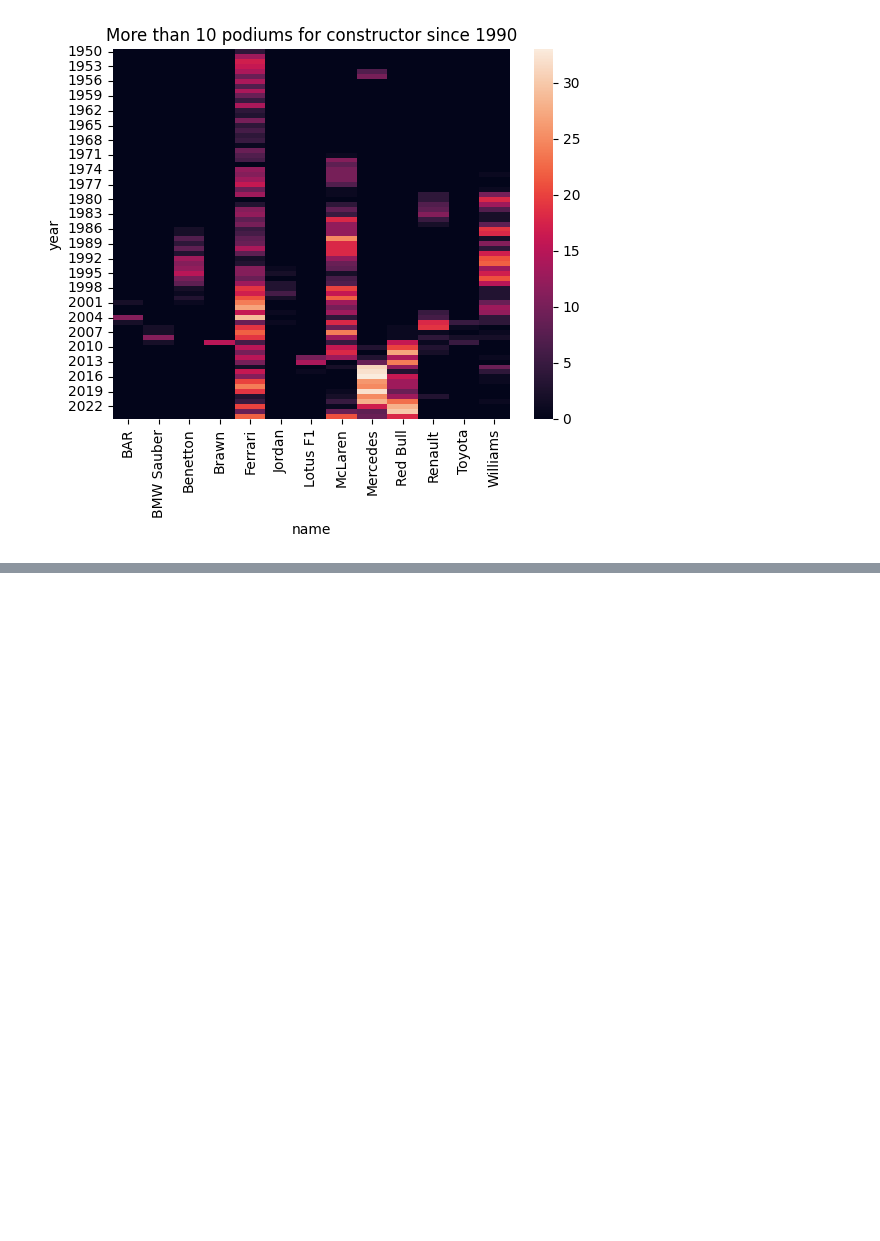
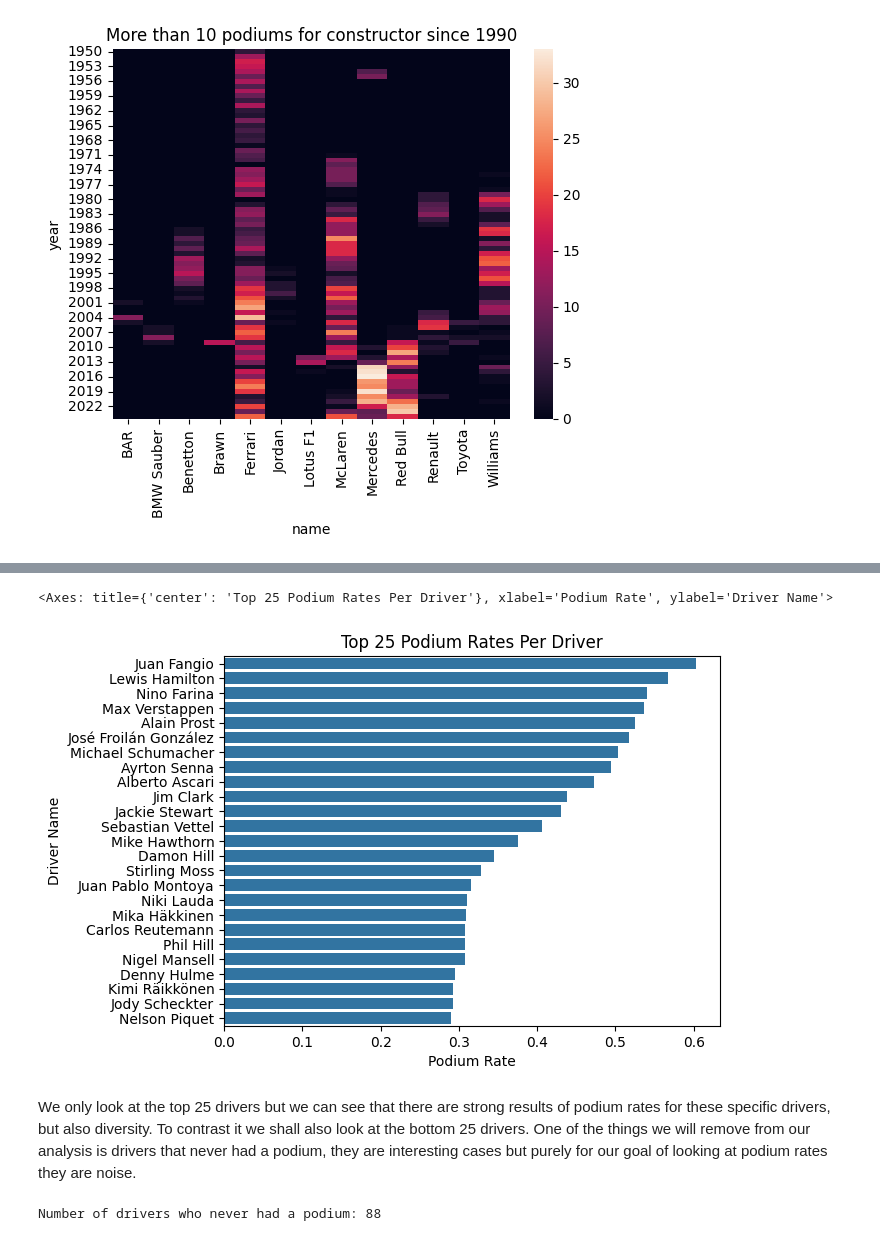
Before and after one commit to DaveAhearne/F1Prediction, a Jupyter notebook: notebooks/EDA.ipynb, the cells around one changed output, grey strips where cells are left out. Saved outputs shown, nothing was run; the diff lists cells and outputs as text; code cells hidden in the pictures; blank space fills up the shorter version.

```diff
--- a/notebooks/EDA.ipynb
+++ b/notebooks/EDA.ipynb
@@ -490,0 +545,9 @@ Overall this means that there is something about the constructor that could have
+# %%
+driver_position_df = res_df[["raceId","driverId", "position"]]
+driver_position_df["podium"] = np.where(driver_position_df["position"] <= 3, 1, 0)
+driver_position_df = pd.DataFrame(driver_position_df.groupby("driverId").agg({"podium": ["sum", "mean"], "raceId": "count"})).reset_index()
+driver_position_df.columns = ["driverId", "podium_count", "podium_rate", "race_count"]
+
+driver_position_df = driver_position_df.sort_values("podium_rate", ascending=False)
+
+driver_position_df
@@ -490,0 +577,11 @@ Overall this means that there is something about the constructor that could have
+# %%
+driver_position_df = pd.merge(
+    left=driver_position_df,
+    right=drivers_df[["forename", "surname", "driverId"]],
+    on="driverId"
+)
+
+driver_position_df["name"] = driver_position_df["forename"] + " " + driver_position_df["surname"]
+driver_position_df = driver_position_df.drop(columns=["forename", "surname"])
+
+driver_position_df.head()
@@ -490,0 +595,4 @@ Overall this means that there is something about the constructor that could have
+# %%
+min_24_races_driver_position_df = driver_position_df[driver_position_df["race_count"] > 24]
+min_24_races_driver_position_df = min_24_races_driver_position_df.sort_values("podium_rate", ascending=False)
+min_24_races_driver_position_df
@@ -490,0 +613,15 @@ Overall this means that there is something about the constructor that could have
+# %%
+plt.title("Top 25 Podium Rates Per Driver")
+plt.xlabel("Podium Rate")
+plt.ylabel("Driver Name")
+
+sns.barplot(min_24_races_driver_position_df[:25], x="podium_rate", y="name")
+# %% [output]
+<Axes: title={'center': 'Top 25 Podium Rates Per Driver'}, xlabel='Podium Rate', ylabel='Driver Name'>
+[figure, added]
+# %% [markdown]
+We only look at the top 25 drivers but we can see that there are strong results of podium rates for these specific drivers, but also diversity. To contrast it we shall also look at the bottom 25 drivers. One of the things we will remove from our analysis is drivers that never had a podium, they are interesting cases but purely for our goal of looking at podium rates they are noise.
+# %%
+print("Number of drivers who never had a podium:",len(min_24_races_driver_position_df[min_24_races_driver_position_df["podium_rate"] == 0]))
+# %% [output]
+Number of drivers who never had a podium: 88
```
Also changed, not shown: parts of 11 cells of this notebook.
